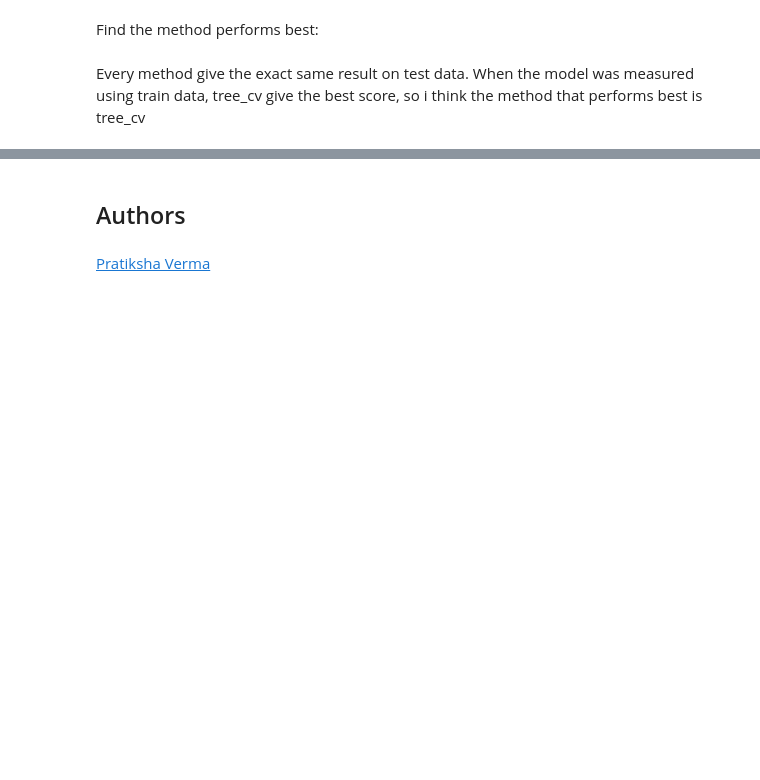
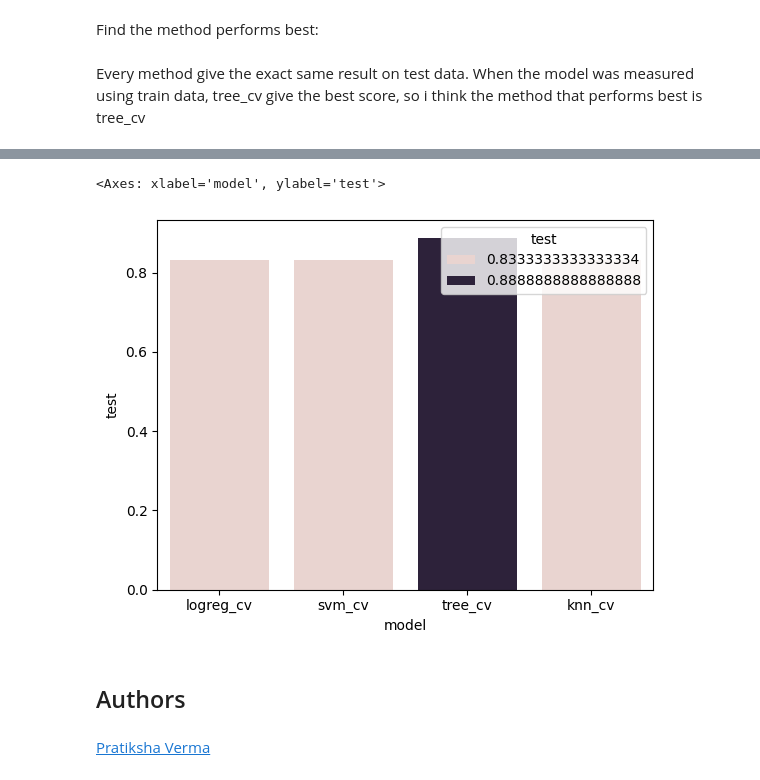
Before and after one commit to hafizpanst/spacex_by_hafiz, a Jupyter notebook: 4/SpaceX_Machine_Learning_Prediction_Part_5.jupyterlite.ipynb, the cells around one changed output, grey strips where cells are left out. Saved outputs shown, nothing was run; the diff lists cells and outputs as text; code cells hidden in the pictures; blank space fills up the shorter version.

```diff
--- a/4/SpaceX_Machine_Learning_Prediction_Part_5.jupyterlite.ipynb
+++ b/4/SpaceX_Machine_Learning_Prediction_Part_5.jupyterlite.ipynb
@@ -287,3 +289,11 @@ svm_cv.score(X_test, Y_test)
+# %%
+svm_cv.score(X_test, Y_test)
+
+accuracy_scores += [{
+    "model" : "svm_cv",
+    "train" : svm_cv.best_score_,
+    "test" : svm_cv.score(X_test, Y_test),
+}]
 # %% [markdown]
 We can plot the confusion matrix
 # %%
@@ -349,3 +355,13 @@ tree_cv.score(X_test, Y_test)
+# %%
+tree_cv.score(X_test, Y_test)
+
+accuracy_scores += [{
+    "model" : "tree_cv",
+    "train" : tree_cv.best_score_,
+    "test" : tree_cv.score(X_test, Y_test),
+}]
+
+print(tree_cv.score(X_test, Y_test))
 # %% [markdown]
 We can plot the confusion matrix
 # %%
@@ -388,3 +400,11 @@ knn_cv.score(X_test, Y_test)
+# %%
+knn_cv.score(X_test, Y_test)
+
+accuracy_scores += [{
+    "model" : "knn_cv",
+    "train" : knn_cv.best_score_,
+    "test" : knn_cv.score(X_test, Y_test),
+}]
 # %% [markdown]
 We can plot the confusion matrix
 # %%
@@ -398,3 +418,6 @@ plot_confusion_matrix(Y_test,yhat)
 Find the method performs best:
 # %% [markdown]
 Every method give the exact same result on test data. When the model was measured using train data, tree_cv give the best score, so i think the method that performs best is tree_cv
+# %%
+df_score = pd.DataFrame(accuracy_scores)
+df_score
@@ -401,3 +430,8 @@ Every method give the exact same result on test data. When the model was measure
+# %%
+sns.barplot(x="model", y="test", data=df_score, hue="test")
+# %% [output]
+<Axes: xlabel='model', ylabel='test'>
+[figure, added]
 # %% [markdown]
 ## Authors
 # %% [markdown]
```
Also changed, not shown: parts of 10 cells of this notebook, 2 other files.
